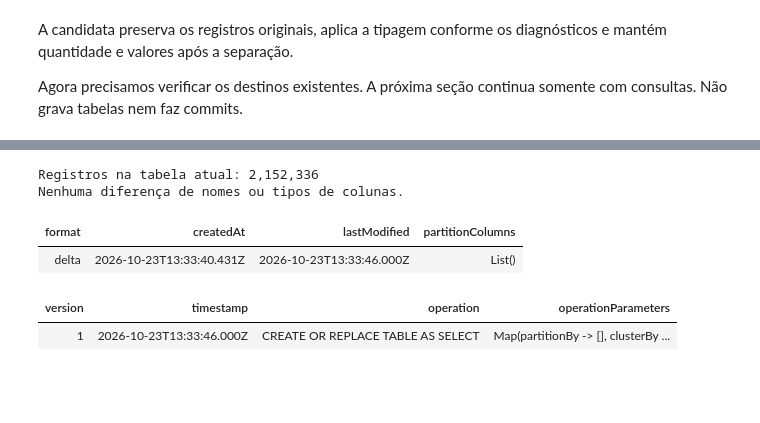
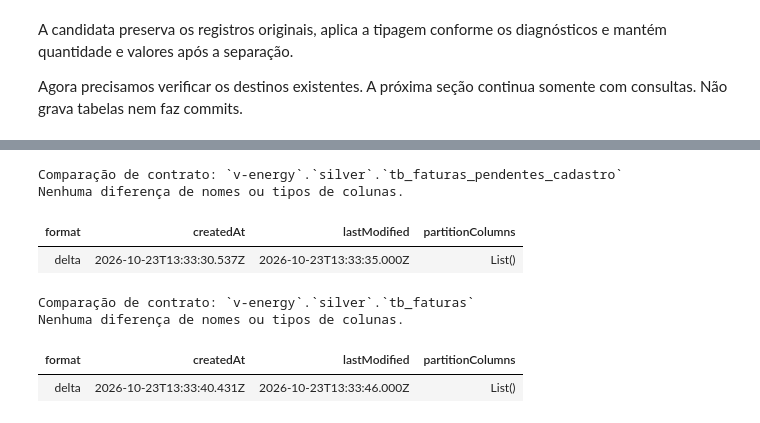
Before and after one commit to gabrielvictalino/Case-RocketLab-2026.2, a Jupyter notebook: data-engineering/Bronze-to-Silver/bronze-to-silver-faturas.ipynb, the cells around one changed output, grey strips where cells are left out. Cells and saved outputs as stored; diff of their text form; code cells hidden in the pictures; blank space fills up the shorter version.

```diff
--- a/data-engineering/Bronze-to-Silver/bronze-to-silver-faturas.ipynb
+++ b/data-engineering/Bronze-to-Silver/bronze-to-silver-faturas.ipynb
@@ -1907,6 +1908,17 @@ df_faturas_candidata = (
     )
 )
 
+# Materializar a candidata completa antes de derivar as duas saídas.
+from pyspark import StorageLevel
+
+cache_anterior = globals().get("_cache_faturas_candidata")
+if cache_anterior is not None:
+    cache_anterior.unpersist()
+
+df_faturas_candidata = df_faturas_candidata.persist(StorageLevel.MEMORY_AND_DISK)
+_cache_faturas_candidata = df_faturas_candidata
+print(f"Candidata materializada: {df_faturas_candidata.count():,} faturas")
+
 df_faturas_com_cadastro = df_faturas_candidata.filter(
     ~F.col("flag_uc_sem_cadastro")
 )
@@ -2080,8 +2094,10 @@ regras = {
 }
 
 regras.update({
-    "id_fatura_invalido":
-        ~F.col("id_fatura").rlike(r"^FTX?[0-9]+$"),
+    "id_fatura_principal_invalido": (
+        ~F.col("flag_uc_sem_cadastro")
+        & ~F.col("id_fatura").rlike(r"^FT[0-9]{9}$")
+    ),
 
     "id_uc_invalido":
         ~F.col("id_uc").rlike(r"^UC[0-9]+$"),
@@ -2450,6 +2418,4 @@ Schema Silver existe: True
 # %%
-# A separação cadastral altera a cobertura da tabela principal. Além dessa mudança de conteúdo, vamos verificar quais colunas seriam acrescentadas, retiradas ou teriam tipos diferentes.
-
 def comparar_schemas(df_atual, df_proposto):
     atual = {
         campo.name: campo.dataType.simpleString()
@@ -2459,74 +2425,44 @@ def comparar_schemas(df_atual, df_proposto):
     proposto = {
         campo.name: campo.dataType.simpleString()
         for campo in df_proposto.schema.fields
     }
 
     diferencas = [
         (
             coluna,
             atual.get(coluna, "AUSENTE"),
             proposto.get(coluna, "AUSENTE"),
         )
         for coluna in sorted(set(atual) | set(proposto))
         if atual.get(coluna) != proposto.get(coluna)
     ]
 
     if diferencas:
         display(
             spark.createDataFrame(
                 diferencas,
                 "coluna string, tipo_atual string, tipo_proposto string",
             )
         )
     else:
         print("Nenhuma diferença de nomes ou tipos de colunas.")
 
 
-if existencia_destinos[tabela_faturas_atual]:
-    df_faturas_atual = spark.table(tabela_faturas_atual)
-
-    print(f"Registros na tabela atual: {df_faturas_atual.count():,}")
-
-    comparar_schemas(
-        df_faturas_atual,
-        df_faturas_com_cadastro,
-    )
-
-    detalhe_atual = spark.sql(
-        f"DESCRIBE DETAIL {tabela_faturas_atual}"
-    )
-
-    display(
-        detalhe_atual.select(
-            "format",
-            "createdAt",
-            "lastModified",
-            "partitionColumns",
-        )
-    )
-
-    if detalhe_atual.select("format").first()["format"] == "delta":
-        display(
-            spark.sql(
-                f"DESCRIBE HISTORY {tabela_faturas_atual} LIMIT 1"
-            ).select(
-                "version",
-                "timestamp",
-                "operation",
-                "operationParameters",
-            )
-        )
-else:
-    print("Não existe tabela atual de faturas nesse destino.")
-
-for destino, dataframe in destinos_revisao:
+for destino, esperado in esperados_por_destino.items():
     if existencia_destinos[destino]:
-        print(f"Nome de revisão já ocupado: {destino}")
-        comparar_schemas(spark.table(destino), dataframe)
+        print(f"Comparação de contrato: {destino}")
+        comparar_schemas(spark.table(destino), esperado)
+        display(spark.sql(f"DESCRIBE DETAIL {destino}").select(
+            "format", "createdAt", "lastModified", "partitionColumns"
+        ))
+    else:
+        print(f"O destino será criado em uma publicação autorizada: {destino}")
 # %% [output]
-Registros na tabela atual: 2,152,336
+Comparação de contrato: `v-energy`.`silver`.`tb_faturas_pendentes_cadastro`
 Nenhuma diferença de nomes ou tipos de colunas.
 | format | createdAt | lastModified | partitionColumns |
-| delta | 2026-10-23T13:33:40.431Z | 2026-10-23T13:33:46.000Z | List() |
+| delta | 2026-10-23T13:33:30.537Z | 2026-10-23T13:33:35.000Z | List() |
+Comparação de contrato: `v-energy`.`silver`.`tb_faturas`
+Nenhuma diferença de nomes ou tipos de colunas.
-| version | timestamp | operation | operationParameters |
-| 1 | 2026-10-23T13:33:46.000Z | CREATE OR REPLACE TABLE AS SELECT | Map(partitionBy -> [], clusterBy ... |
+| format | createdAt | lastModified | partitionColumns |
+| delta | 2026-10-23T13:33:40.431Z | 2026-10-23T13:33:46.000Z | List() |
```
Also changed, not shown: parts of 36 cells of this notebook.
